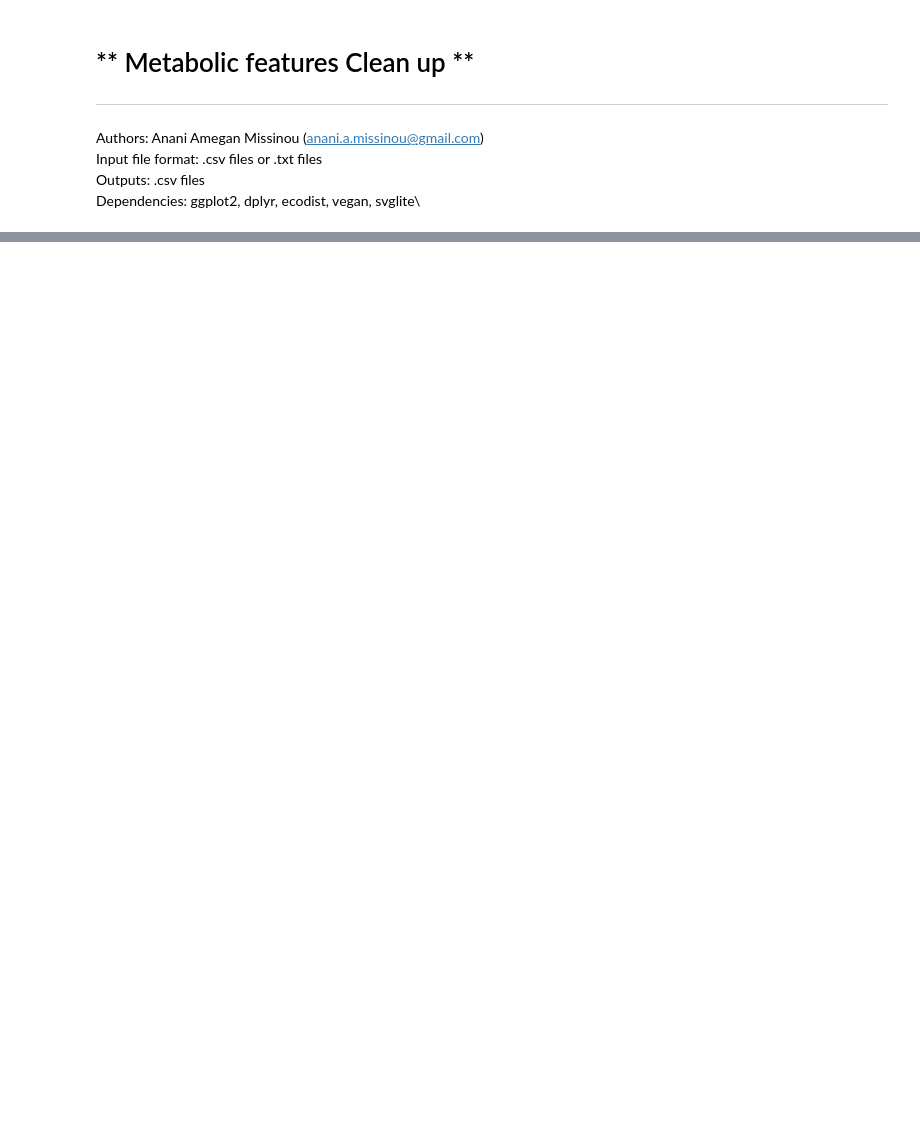
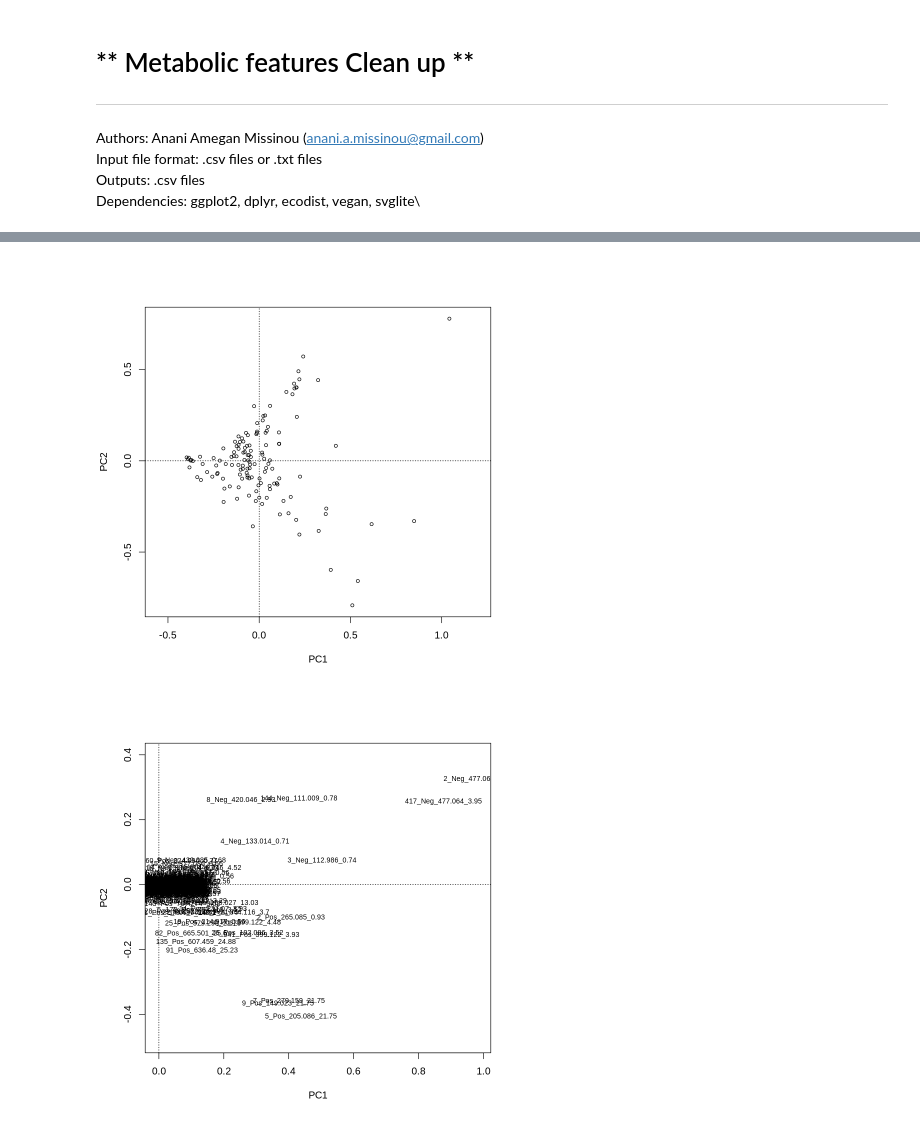
Before and after one commit to 2AMissinou/Metabolomics-Filtering, a Jupyter notebook: Metabolic_Features_Filtering_PCoA.ipynb, the cells around one changed output, grey strips where cells are left out. Saved outputs shown, nothing was run; the diff lists cells and outputs as text; code cells hidden in the pictures; blank space fills up the shorter version.

```diff
--- a/Metabolic_Features_Filtering_PCoA.ipynb
+++ b/Metabolic_Features_Filtering_PCoA.ipynb
@@ -308,27 +75,0 @@ NotNormalized <- Imputed
-# %%
-if(readline('Do you want to perform Imputation with minimum value of NonGapFilled table? - Y/N:')=='Y'){
-
-    plot<- FrequencyPlot2(Normalized,NotNormalized)
-
-    Arg1 = plot$data$Condition[1]
-    Arg2 = plot$data$Condition[13]
-
-    # accessing the datatable of plot and subsetting with the condition: Eliminating the Range (or bin) 0 and Ranges with zero frequencies
-    plotData_New <- subset(plot$data,plot$data$Freq!=0 & plot$data$Range_bins !=0)
-
-    #getting the first appearing value of this new plot datatable
-    First_val_temp <- aggregate(plotData_New$Freq, by=list(plotData_New$Condition), FUN=first)
-
-    # Subsetting the rows in the plotData_New that has the first appearing values
-    First_val <- plotData_New[plotData_New$Freq %in% c(First_val_temp$x[1],First_val_temp$x[2]),]
-
-    # getting the 2nd minimum value of non-gap filled data. (The first minimum value in the data table is usually zero)
-    RawLOD <- round(min(NotNormalized[NotNormalized!=min(NotNormalized)]))
-    print(paste0("The minimum value greater than 0 for ",Arg1,":", round(min(Normalized[Normalized!=min(Normalized)]))))
-    print(paste0("The minimum value greater than 0 for ",Arg2,":", RawLOD))
-
-    Imputed2 <- Normalized
-    Imputed2[Imputed2<RawLOD] <- RawLOD # Replacing values<RawLOD with RawLOD
-} else return(Normalized)
-
-ggsave(plot,filename="220725_brassimet_Roots_FrequencyPlot_Normalized.png", width = 10, height = 8)
@@ -636,0 +139,6 @@ A data.frame: 6 × 138
+# %%
+plot(PCA, display = "sites", type = "points")
+plot(PCA, display = "species", type = "text")
+# %% [output]
+[figure, added]
+[figure, added]
```
Also changed, not shown: parts of 96 cells of this notebook.
